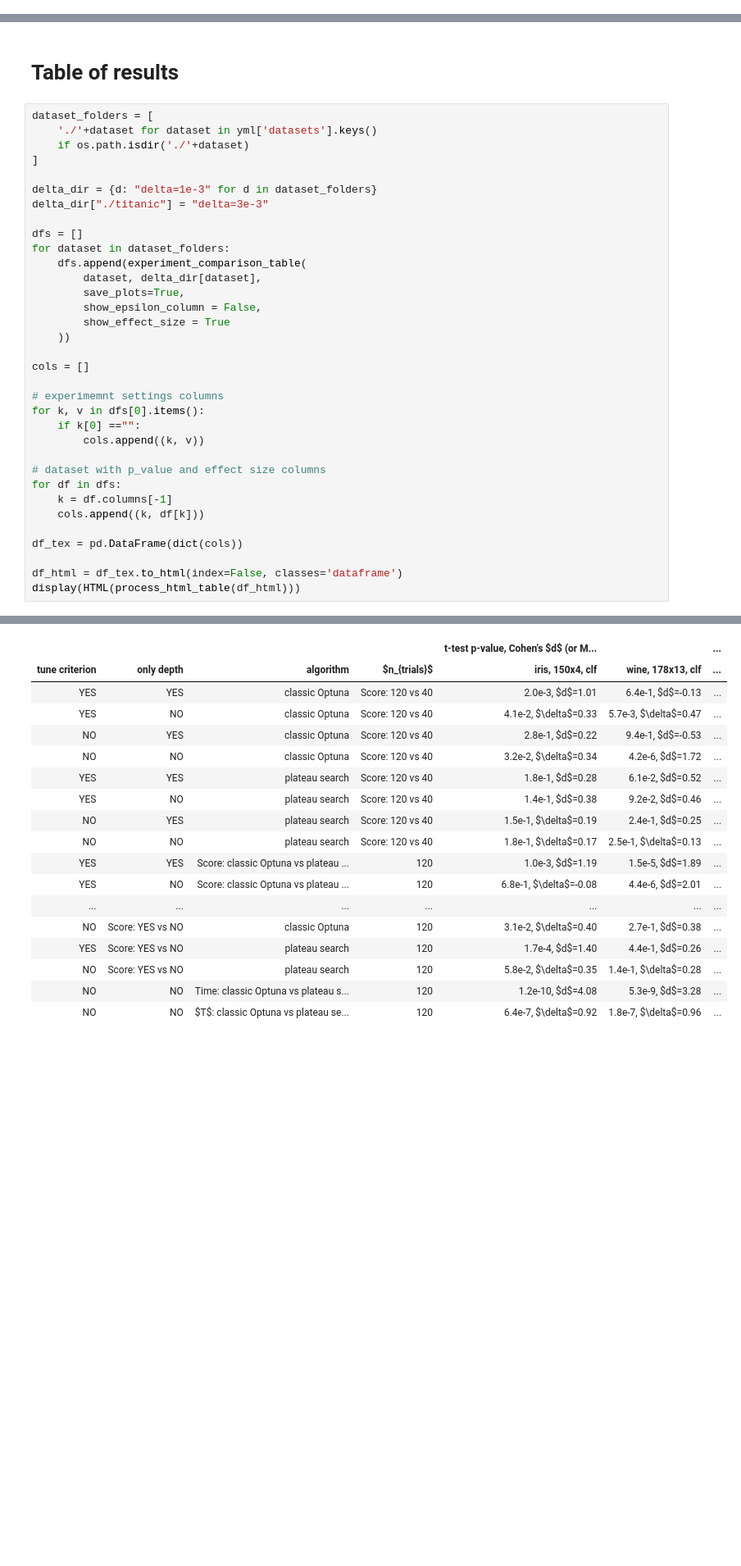
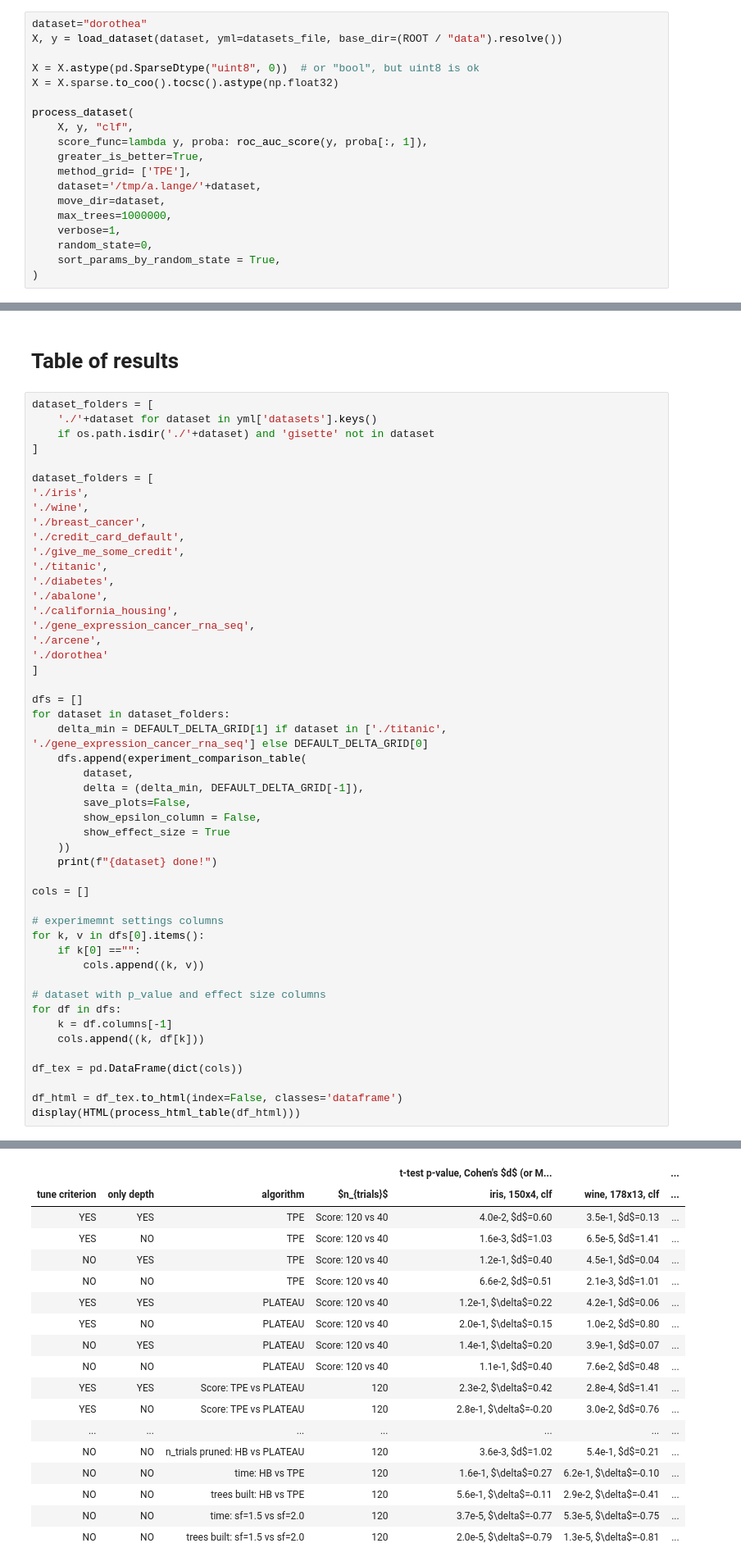
Before and after one commit to lange-am/rf_plateau_hpo, a Jupyter notebook: notebooks/paper_repro.ipynb, the cells around one changed output, grey strips where cells are left out. Shown at 82% size. Drawn from its saved outputs; the diff is of its cells as text; blank space fills up the shorter version.

```diff
--- a/notebooks/paper_repro.ipynb
+++ b/notebooks/paper_repro.ipynb
@@ -188,0 +320,19 @@ process_dataset(
+# %%
+dataset="dorothea"
+X, y = load_dataset(dataset, yml=datasets_file, base_dir=(ROOT / "data").resolve())
+
+X = X.astype(pd.SparseDtype("uint8", 0))  # or "bool", but uint8 is ok
+X = X.sparse.to_coo().tocsc().astype(np.float32)
+
+process_dataset(
+    X, y, "clf",
+    score_func=lambda y, proba: roc_auc_score(y, proba[:, 1]),
+    greater_is_better=True,
+    method_grid= ['TPE'],
+    dataset='/tmp/a.lange/'+dataset,
+    move_dir=dataset,
+    max_trees=1000000,
+    verbose=1,
+    random_state=0,
+    sort_params_by_random_state = True,
+)
@@ -191,20 +351,35 @@ process_dataset(
 # %%
 dataset_folders = [
     './'+dataset for dataset in yml['datasets'].keys()
-    if os.path.isdir('./'+dataset)
+    if os.path.isdir('./'+dataset) and 'gisette' not in dataset
 ]
 
-delta_dir = {d: "delta=1e-3" for d in dataset_folders}
-delta_dir["./titanic"] = "delta=3e-3"
+dataset_folders = [
+'./iris',
+'./wine',
+'./breast_cancer',
+'./credit_card_default',
+'./give_me_some_credit',
+'./titanic',
+'./diabetes',
+'./abalone',
+'./california_housing',
+'./gene_expression_cancer_rna_seq',
+'./arcene',
+'./dorothea'
+]
 
 dfs = []
 for dataset in dataset_folders:
+    delta_min = DEFAULT_DELTA_GRID[1] if dataset in ['./titanic', './gene_expression_cancer_rna_seq'] else DEFAULT_DELTA_GRID[0]
     dfs.append(experiment_comparison_table(
-        dataset, delta_dir[dataset],
-        save_plots=True,
+        dataset,
+        delta = (delta_min, DEFAULT_DELTA_GRID[-1]),
+        save_plots=False,
         show_epsilon_column = False,
         show_effect_size = True
     ))
+    print(f"{dataset} done!")
 
 cols = []
 
@@ -226,21 +413,21 @@ display(HTML(process_html_table(df_html)))
 |  |  |  |  | t-test p-value, Cohen's $d$ (or M... |  | ... |
 | tune criterion | only depth | algorithm | $n_{trials}$ | iris, 150x4, clf | wine, 178x13, clf | ... |
-| YES | YES | classic Optuna | Score: 120 vs 40 | 2.0e-3, $d$=1.01 | 6.4e-1, $d$=-0.13 | ... |
-| YES | NO | classic Optuna | Score: 120 vs 40 | 4.1e-2, $\delta$=0.33 | 5.7e-3, $\delta$=0.47 | ... |
-| NO | YES | classic Optuna | Score: 120 vs 40 | 2.8e-1, $d$=0.22 | 9.4e-1, $d$=-0.53 | ... |
-| NO | NO | classic Optuna | Score: 120 vs 40 | 3.2e-2, $\delta$=0.34 | 4.2e-6, $d$=1.72 | ... |
-| YES | YES | plateau search | Score: 120 vs 40 | 1.8e-1, $d$=0.28 | 6.1e-2, $d$=0.52 | ... |
-| YES | NO | plateau search | Score: 120 vs 40 | 1.4e-1, $d$=0.38 | 9.2e-2, $d$=0.46 | ... |
-| NO | YES | plateau search | Score: 120 vs 40 | 1.5e-1, $\delta$=0.19 | 2.4e-1, $d$=0.25 | ... |
-| NO | NO | plateau search | Score: 120 vs 40 | 1.8e-1, $\delta$=0.17 | 2.5e-1, $\delta$=0.13 | ... |
-| YES | YES | Score: classic Optuna vs plateau ... | 120 | 1.0e-3, $d$=1.19 | 1.5e-5, $d$=1.89 | ... |
-| YES | NO | Score: classic Optuna vs plateau ... | 120 | 6.8e-1, $\delta$=-0.08 | 4.4e-6, $d$=2.01 | ... |
+| YES | YES | TPE | Score: 120 vs 40 | 4.0e-2, $d$=0.60 | 3.5e-1, $d$=0.13 | ... |
+| YES | NO | TPE | Score: 120 vs 40 | 1.6e-3, $d$=1.03 | 6.5e-5, $d$=1.41 | ... |
+| NO | YES | TPE | Score: 120 vs 40 | 1.2e-1, $d$=0.40 | 4.5e-1, $d$=0.04 | ... |
+| NO | NO | TPE | Score: 120 vs 40 | 6.6e-2, $d$=0.51 | 2.1e-3, $d$=1.01 | ... |
+| YES | YES | PLATEAU | Score: 120 vs 40 | 1.2e-1, $\delta$=0.22 | 4.2e-1, $d$=0.06 | ... |
+| YES | NO | PLATEAU | Score: 120 vs 40 | 2.0e-1, $\delta$=0.15 | 1.0e-2, $d$=0.80 | ... |
+| NO | YES | PLATEAU | Score: 120 vs 40 | 1.4e-1, $\delta$=0.20 | 3.9e-1, $d$=0.07 | ... |
+| NO | NO | PLATEAU | Score: 120 vs 40 | 1.1e-1, $d$=0.40 | 7.6e-2, $d$=0.48 | ... |
+| YES | YES | Score: TPE vs PLATEAU | 120 | 2.3e-2, $\delta$=0.42 | 2.8e-4, $d$=1.41 | ... |
+| YES | NO | Score: TPE vs PLATEAU | 120 | 2.8e-1, $\delta$=-0.20 | 3.0e-2, $d$=0.76 | ... |
 | ... | ... | ... | ... | ... | ... | ... |
-| NO | Score: YES vs NO | classic Optuna | 120 | 3.1e-2, $\delta$=0.40 | 2.7e-1, $d$=0.38 | ... |
-| YES | Score: YES vs NO | plateau search | 120 | 1.7e-4, $d$=1.40 | 4.4e-1, $d$=0.26 | ... |
-| NO | Score: YES vs NO | plateau search | 120 | 5.8e-2, $\delta$=0.35 | 1.4e-1, $\delta$=0.28 | ... |
-| NO | NO | Time: classic Optuna vs plateau s... | 120 | 1.2e-10, $d$=4.08 | 5.3e-9, $d$=3.28 | ... |
-| NO | NO | $T$: classic Optuna vs plateau se... | 120 | 6.4e-7, $\delta$=0.92 | 1.8e-7, $\delta$=0.96 | ... |
+| NO | NO | n_trials pruned: HB vs PLATEAU | 120 | 3.6e-3, $d$=1.02 | 5.4e-1, $d$=0.21 | ... |
+| NO | NO | time: HB vs TPE | 120 | 1.6e-1, $\delta$=0.27 | 6.2e-1, $\delta$=-0.10 | ... |
+| NO | NO | trees built: HB vs TPE | 120 | 5.6e-1, $\delta$=-0.11 | 2.9e-2, $\delta$=-0.41 | ... |
+| NO | NO | time: sf=1.5 vs sf=2.0 | 120 | 3.7e-5, $\delta$=-0.77 | 5.3e-5, $\delta$=-0.75 | ... |
+| NO | NO | trees built: sf=1.5 vs sf=2.0 | 120 | 2.0e-5, $\delta$=-0.79 | 1.3e-5, $\delta$=-0.81 | ... |
 # %% [markdown]
 ## Dump subtables to latex
 # %%
```
Also changed, not shown: parts of 26 cells of this notebook, 7 other files.
